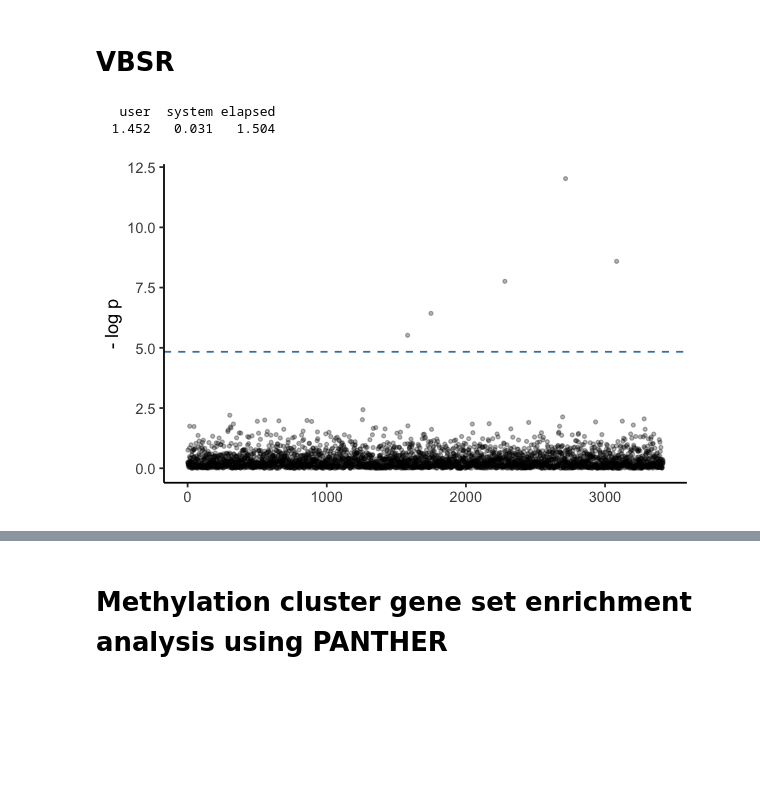
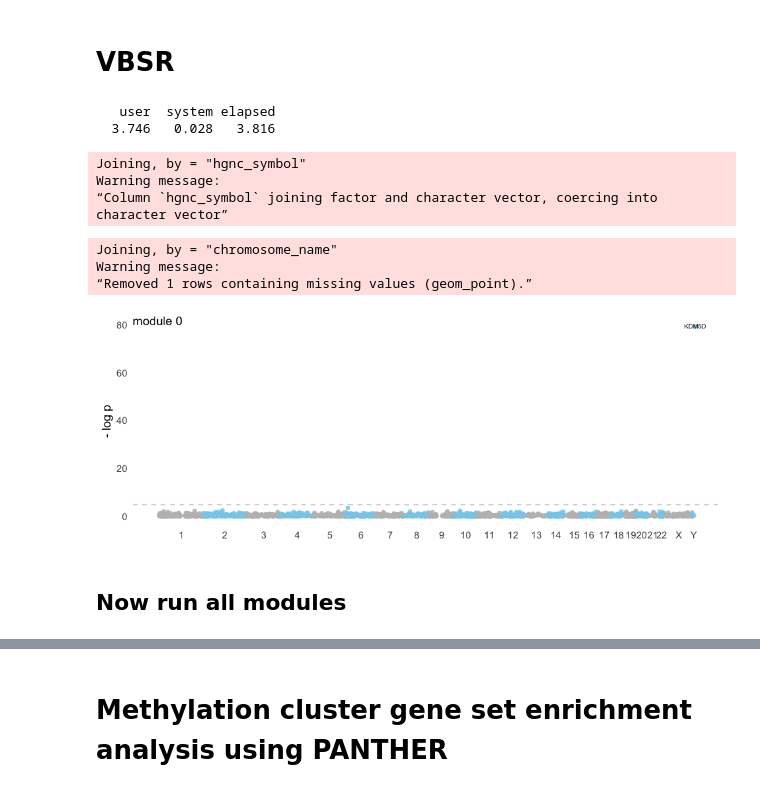
Before and after one commit to Mamie/MethylationPrediction, a Jupyter notebook: notebook/Figueroa/05_vbsr.ipynb, the cells around one changed output, grey strips where cells are left out. Drawn from its saved outputs; the diff is of its cells as text; code cells hidden in the pictures; blank space fills up the shorter version.

Commit message:
Update vBsr plot

```diff
--- a/notebook/Figueroa/05_vbsr.ipynb
+++ b/notebook/Figueroa/05_vbsr.ipynb
@@ -36,0 +41,3 @@ head(GEP, n=2)
+# %%
+locations = getBM(attributes = c("hgnc_symbol","chromosome_name", "start_position"),
+       filters = "hgnc_symbol", values = gene.names, mart = human)
@@ -49,6 +58,6 @@ head(GEP.transformed)
 | ZNF316 | 8.234026 | 8.583525 | 8.347720 | 8.824180 | 7.947786 | 8.845579 | 8.522102 | 8.475543 | 9.134673 | ... |
 # %%
 PCs.community = PCs %>%
-  filter(i == 0) %>%
+  filter(i == 17) %>% # test for cluster number 0
   mutate(patient = as.character(patient)) %>%
   arrange(patient)
@@ -56,18 +75,18 @@ PCs.community = PCs %>%
 # VBSR
 # %%
 start = proc.time()
-model.fit = vbsr(y=PCs.community$PC1, X=t(GEP.transformed), family='normal')
+set.seed(1)
+model.fit = vbsr(y=PCs.community$PC1, X=t(GEP.transformed), family='normal', n_orderings = 40)
 print(proc.time() - start)
 # %% [output]
    user  system elapsed
-  1.452   0.031   1.504
+  3.746   0.028   3.816
-# %%
-# Bonferroni correction cutoff
-options(repr.plot.width=5, repr.plot.height=3)
-m = dim(GEP.transformed)[1]
-ggplot(data.frame(index=seq(length(model.fit$pval)), minuslogp=-log10(model.fit$pval))) +
-       geom_point(aes(x=index, y=minuslogp), size=0.8, alpha=0.3) + theme_classic() +
-   geom_hline(aes(yintercept=-log10(0.05/m)), color='steelblue', linetype='dashed') +
-   theme(axis.title.x=element_blank()) + ylab('- log p')
-# %% [output]
-[figure, removed]
+# %%
+m = dim(GEP.transformed)[1]
+data.plot = data.frame(`hgnc_symbol`=rownames(GEP.transformed), minuslogp=-log10(model.fit$pval)) %>%
+  left_join(locations) %>%
+  mutate(chromosome_name = factor(chromosome_name, levels=c(1:22, 'X', 'Y')))
+# %% [output]
+Joining, by = "hgnc_symbol"
+Warning message:
+“Column `hgnc_symbol` joining factor and character vector, coercing into character vector”
@@ -73,0 +139,10 @@ ggplot(data.frame(index=seq(length(model.fit$pval)), minuslogp=-log10(model.fit$
+# %%
+options(repr.plot.width=8, repr.plot.height=3)
+plotModuleHits(data.plot, main='module 0')$p
+# %% [output]
+Joining, by = "chromosome_name"
+Warning message:
+“Removed 1 rows containing missing values (geom_point).”
+[figure, added]
+# %% [markdown]
+## Now run all modules
```
Also changed, not shown: parts of 11 cells of this notebook, 3 other files.
